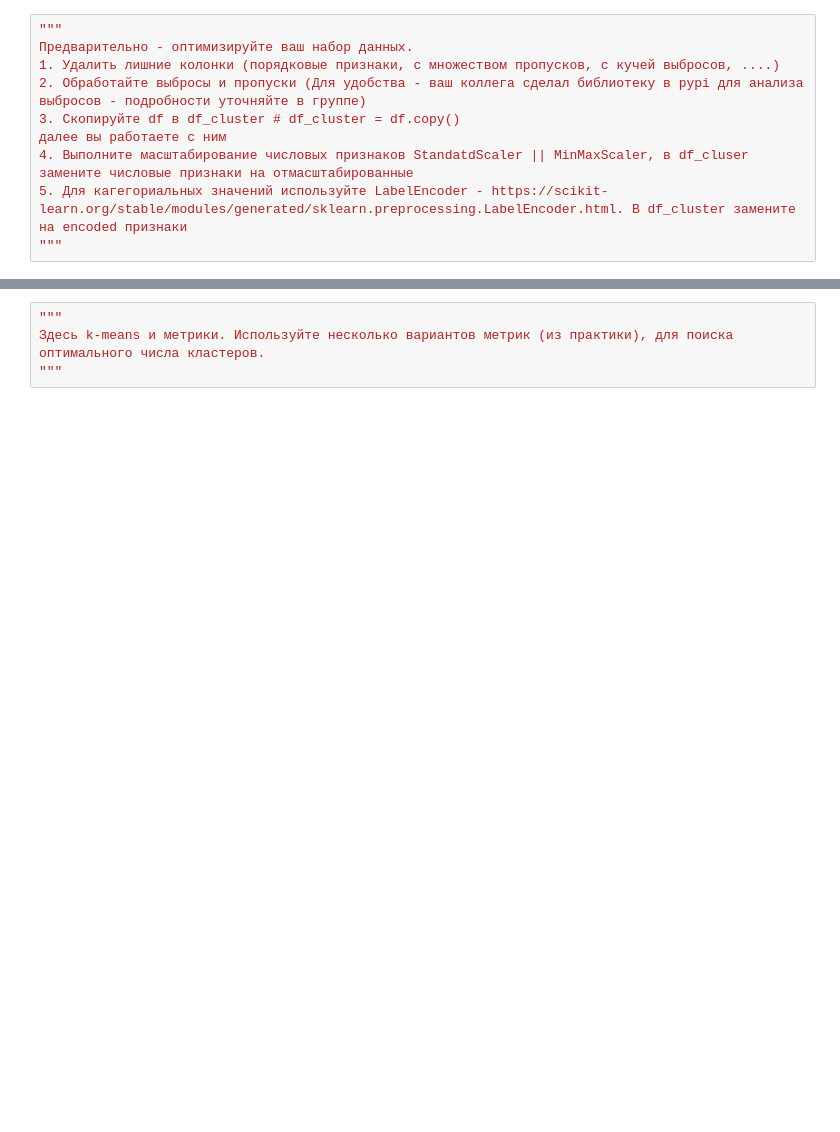
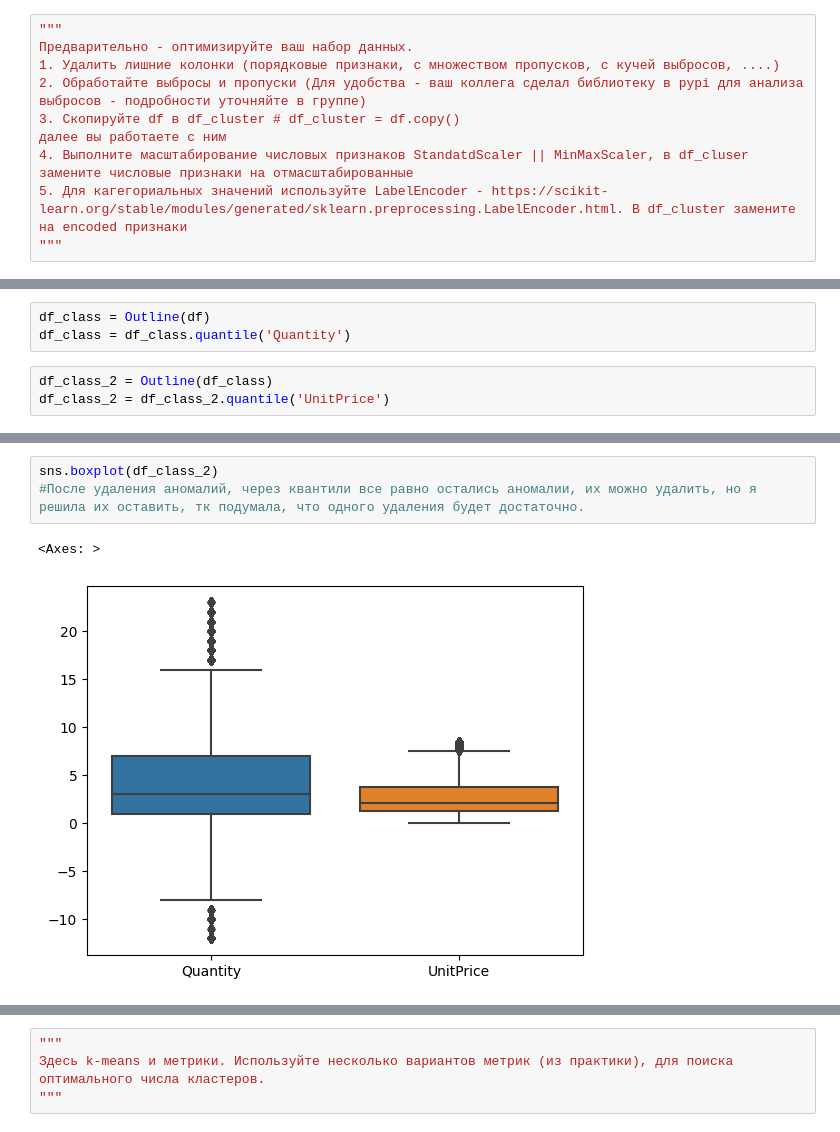
Before and after one commit to polinakochneva1/me_labs_house, a Jupyter notebook: lab4/Задание_4.ipynb, the cells around one changed output, grey strips where cells are left out. Drawn from its saved outputs; the diff is of its cells as text; blank space fills up the shorter version.

```diff
--- a/lab4/Задание_4.ipynb
+++ b/lab4/Задание_4.ipynb
@@ -109,0 +171,6 @@ array([17850., 13047., 12583., ..., 17114., 15059., 16326.])
+# %%
+df_class = Outline(df)
+df_class = df_class.quantile('Quantity')
+# %%
+df_class_2 = Outline(df_class)
+df_class_2 = df_class_2.quantile('UnitPrice')
@@ -109,0 +193,6 @@ array([17850., 13047., 12583., ..., 17114., 15059., 16326.])
+# %%
+sns.boxplot(df_class_2)
+#После удаления аномалий, через квантили все равно остались аномалии, их можно удалить, но я решила их оставить, тк подумала, что одного удаления будет достаточно.
+# %% [output]
+<Axes: >
+[figure, added]
```
Also changed, not shown: parts of 37 cells of this notebook.
